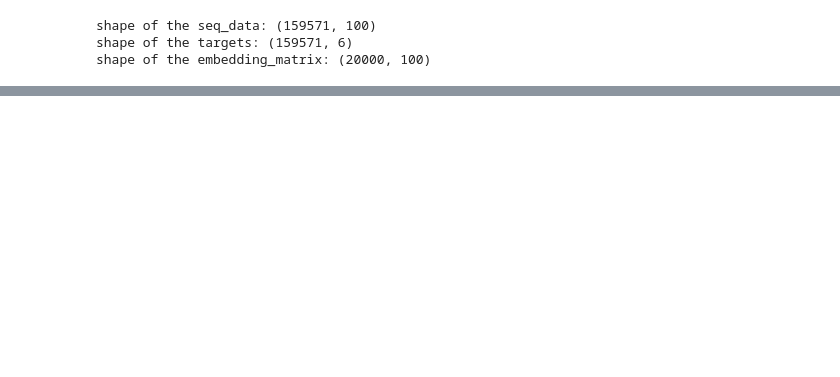
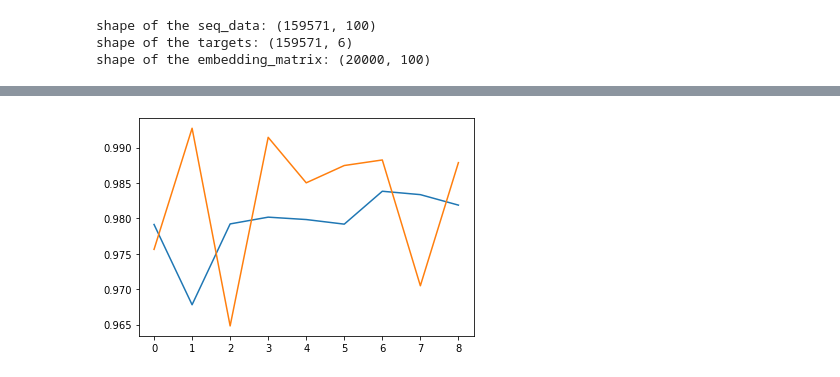
Before and after one commit to praveengadiyaram369/nlp_practice, a Jupyter notebook: sample_projects/jigsaw_toxic_comments_classification/multilabel_classification_jigsaw.ipynb, the cells around one changed output, grey strips where cells are left out. Drawn from its saved outputs; the diff is of its cells as text; code cells hidden in the pictures; blank space fills up the shorter version.

```diff
--- a/sample_projects/jigsaw_toxic_comments_classification/multilabel_classification_jigsaw.ipynb
+++ b/sample_projects/jigsaw_toxic_comments_classification/multilabel_classification_jigsaw.ipynb
@@ -131,14 +162,7 @@ embedding_layer = tf.keras.layers.Embedding(input_dim=num_words, output_dim=embe
 # %%
-input_ = tf.keras.Input(shape=(max_seq_len,))
-x = embedding_layer(input_)
-x = tf.keras.layers.Conv1D(128, 3, activation='relu')(x)
+##### Conv1D ##########
+'''x = tf.keras.layers.Conv1D(128, 3, activation='relu')(x)
 x = tf.keras.layers.MaxPooling1D(3)(x)
 x = tf.keras.layers.Conv1D(128, 3, activation='relu')(x)
 x = tf.keras.layers.MaxPooling1D(3)(x)
-x = tf.keras.layers.Conv1D(128, 3, activation='relu')(x)
-x = tf.keras.layers.GlobalMaxPooling1D()(x)
-x = tf.keras.layers.Dense(128, activation='relu')(x)
-output_ = tf.keras.layers.Dense(6, activation='sigmoid')(x)
-
-model = tf.keras.Model(inputs=input_, outputs=output_)
-model.compile(loss='binary_crossentropy', optimizer='adam', metrics=['accuracy'])
+x = tf.keras.layers.Conv1D(128, 3, activation='relu')(x)'''
@@ -144,0 +174,3 @@ model.compile(loss='binary_crossentropy', optimizer='adam', metrics=['accuracy']
+# %%
+##### Bi-LSTM ##########
+x = tf.keras.layers.Bidirectional(tf.keras.layers.LSTM(50, return_sequences=True))(x)
@@ -145,3 +183,9 @@ model.compile(loss='binary_crossentropy', optimizer='adam', metrics=['accuracy']
+# %%
+early_stopping = tf.keras.callbacks.EarlyStopping(
+    min_delta=0.001,
+    patience=5,
+    restore_best_weights=True,
+)
 # %%
-history = model.fit(seq_data, targets, batch_size=batch_size, epochs= epochs, validation_split=validation_split)
+history = model.fit(seq_data, targets, batch_size=batch_size, epochs= epochs, validation_split=validation_split, callbacks=[early_stopping])
 # %% [output]
@@ -153,0 +216,6 @@ plt.show()
+# %%
+plt.plot(history.history['accuracy'])
+plt.plot(history.history['val_accuracy'])
+plt.show()
+# %% [output]
+[figure, added]
```
Also changed, not shown: parts of 28 cells of this notebook.
